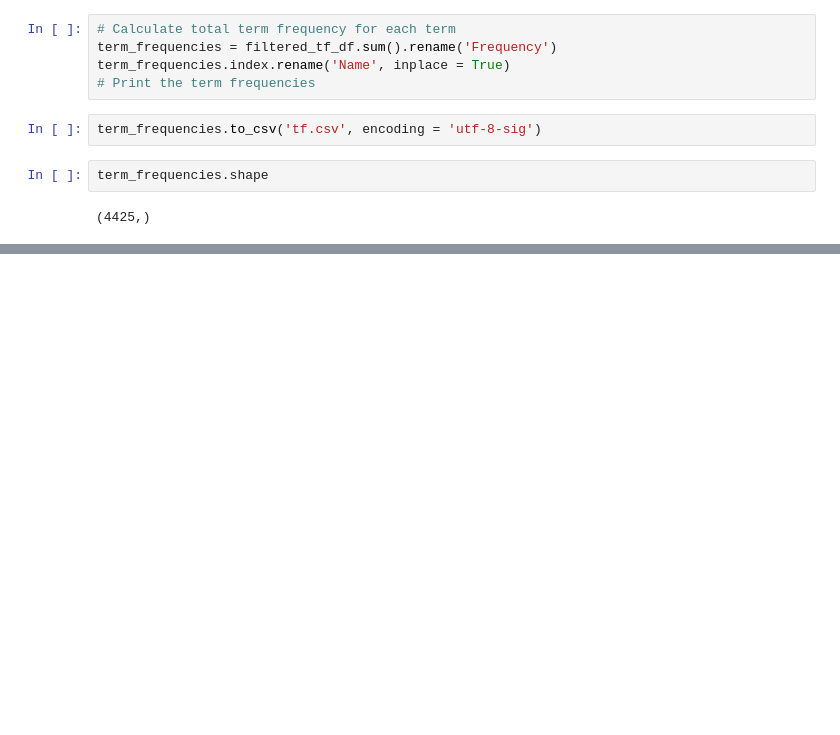
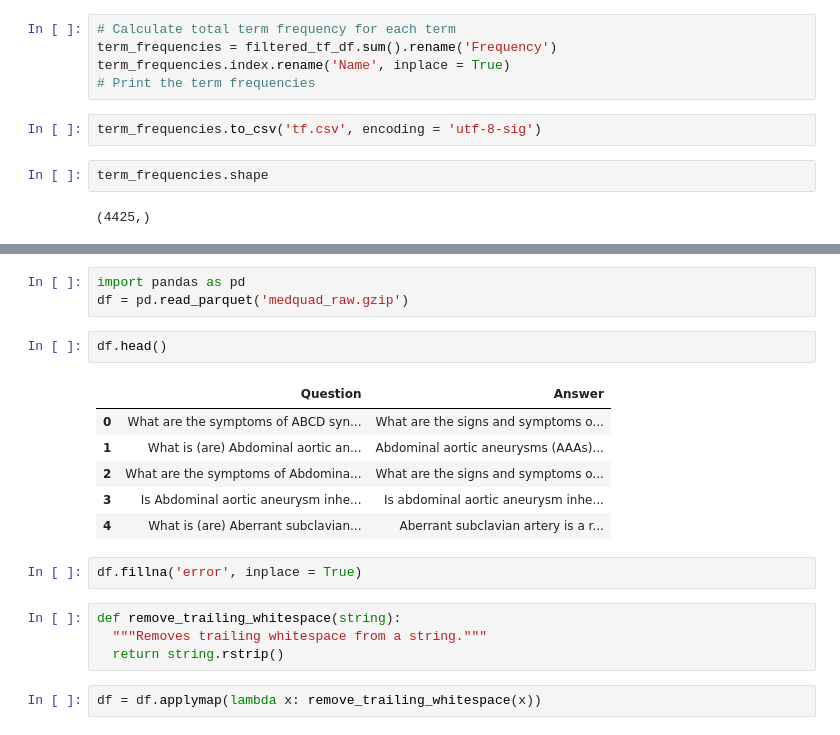
Before and after one commit to Digirent-Enterprise/Data-Clean, a Jupyter notebook: data_cleaning.ipynb, the cells around one changed output, grey strips where cells are left out. Saved outputs shown, nothing was run; the diff lists cells and outputs as text; blank space fills up the shorter version.

```diff
--- a/data_cleaning.ipynb
+++ b/data_cleaning.ipynb
@@ -183,0 +348,20 @@ term_frequencies.shape
+# %%
+import pandas as pd
+df = pd.read_parquet('medquad_raw.gzip')
+# %%
+df.head()
+# %% [output]
+|  | Question | Answer |
+| 0 | What are the symptoms of ABCD syn... | What are the signs and symptoms o... |
+| 1 | What is (are) Abdominal aortic an... | Abdominal aortic aneurysms (AAAs)... |
+| 2 | What are the symptoms of Abdomina... | What are the signs and symptoms o... |
+| 3 | Is Abdominal aortic aneurysm inhe... | Is abdominal aortic aneurysm inhe... |
+| 4 | What is (are) Aberrant subclavian... | Aberrant subclavian artery is a r... |
+# %%
+df.fillna('error', inplace = True)
+# %%
+def remove_trailing_whitespace(string):
+  """Removes trailing whitespace from a string."""
+  return string.rstrip()
+# %%
+df = df.applymap(lambda x: remove_trailing_whitespace(x))
```
Also changed, not shown: parts of 39 cells of this notebook, 15 other files.
